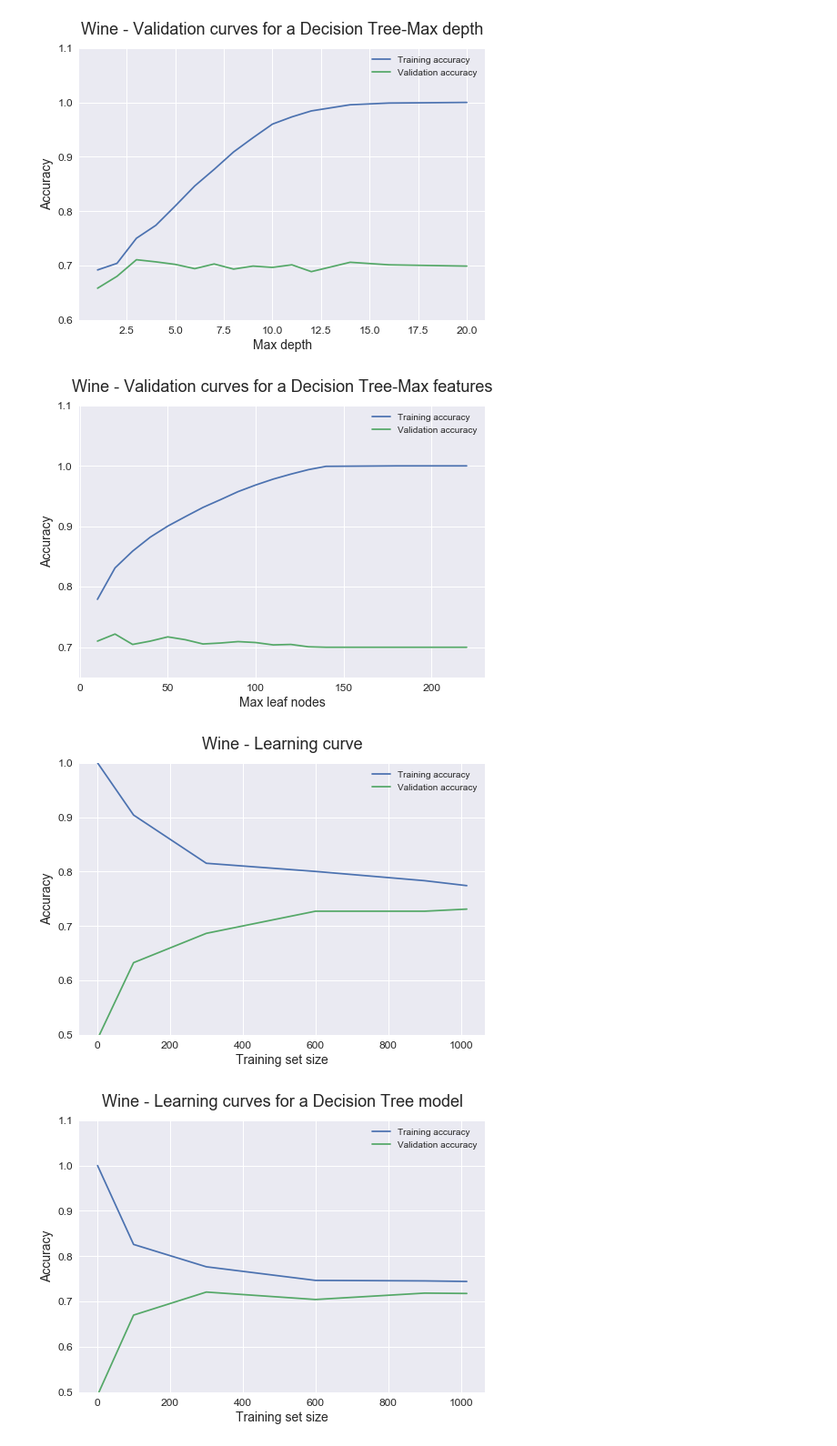
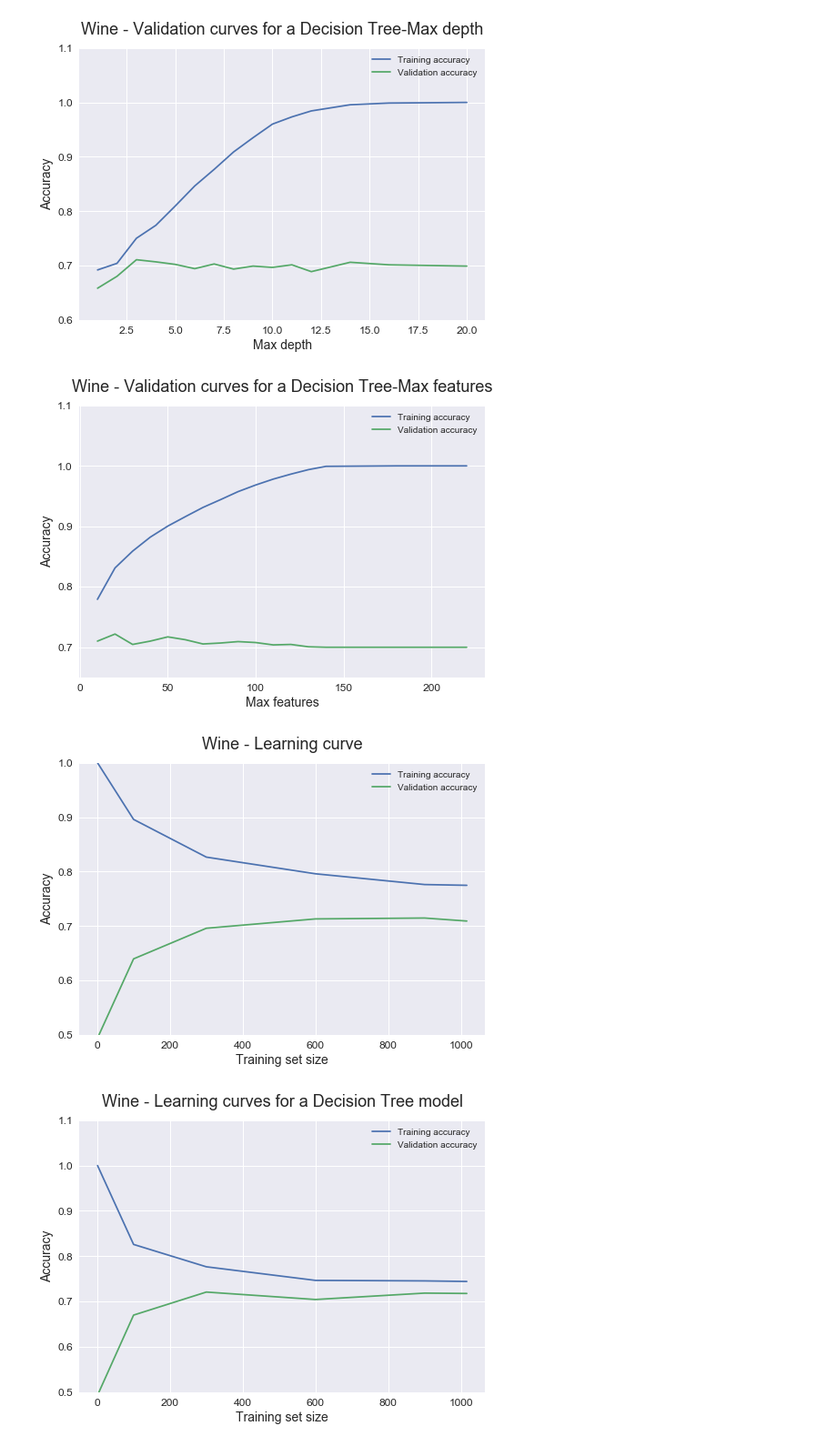
Before and after one commit to pshetty44/cs7641, a Jupyter notebook: assignment1/ML-Ass1-DTree.ipynb, the cells around one changed output. Shown at 91% size. Drawn from its saved outputs; the diff is of its cells as text; code cells hidden in the pictures.

```diff
--- a/assignment1/ML-Ass1-DTree.ipynb
+++ b/assignment1/ML-Ass1-DTree.ipynb
@@ -113,7 +113,7 @@ plt.style.use('seaborn')
 plt.plot(features_range, train_scores.mean(axis=1), label = 'Training accuracy')
 plt.plot(features_range, valid_scores.mean(axis=1), label = 'Validation accuracy')
 plt.ylabel('Accuracy', fontsize = 14)
-plt.xlabel('Max leaf nodes', fontsize = 14)
+plt.xlabel('Max features', fontsize = 14)
 plt.title('Wine - Validation curves for a Decision Tree-Max features', fontsize = 18, y = 1.03)
 plt.legend()
 plt.tick_params(axis='x', labelsize=12)
@@ -163,16 +165,16 @@ Fitting 3 folds for each of 1728 candidates, totalling 5184 fits
 Best estimators:  DecisionTreeClassifier(ccp_alpha=0.0, class_weight=None, criterion='entropy',
                        max_depth=6, max_features=6, max_leaf_nodes=15,
                        min_impurity_decrease=0.0, min_impurity_split=None,
                        min_samples_leaf=3, min_samples_split=2,
                        min_weight_fraction_leaf=0.0, presort='deprecated',
                        random_state=42, splitter='best')
 DT with default params accuracy:  0.7075582107843138
 
  --------------------
 DT with tuned hyper paramaters:  0.733422181372549
 [figure]
-[figure, old version]
+[figure, new version]
-[figure, old version]
+[figure, new version]
 # %%
 #based on VC curve tuning
 dt =DecisionTreeClassifier(ccp_alpha=0.0, class_weight=None, criterion='entropy',
```
Also changed, not shown: parts of 1 cell of this notebook, 2 other files.
